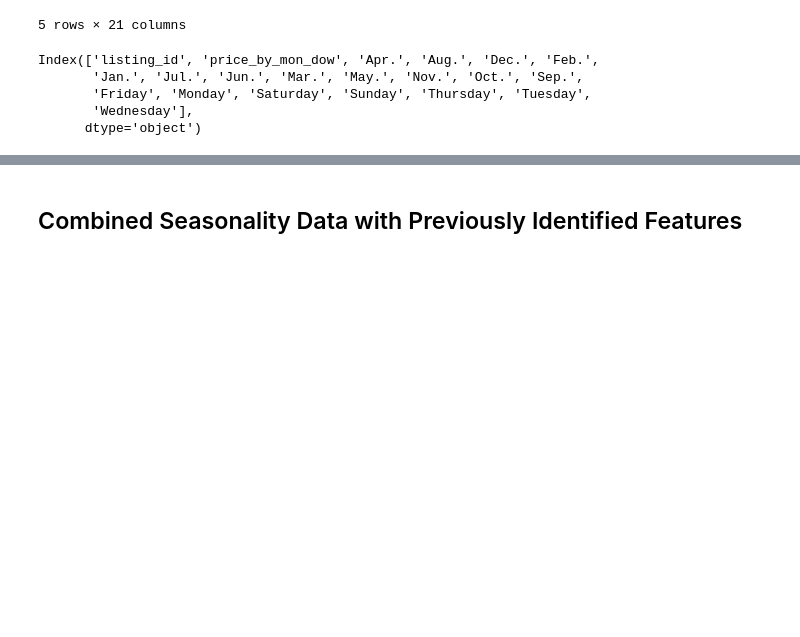
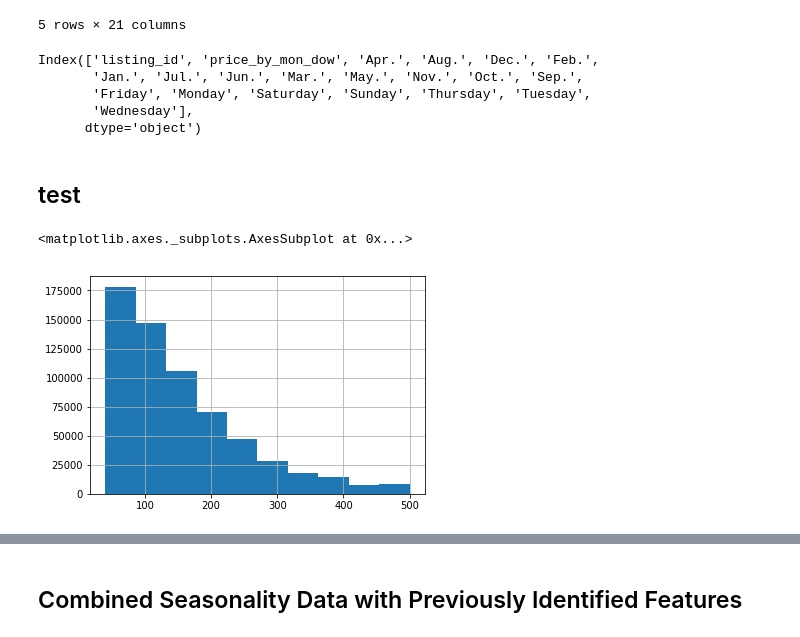
Before and after one commit to xzhou110/Airbnb, a Jupyter notebook: 02. airbnb_price_seasonality.ipynb, the cells around one changed output, grey strips where cells are left out. Cells and saved outputs as stored; diff of their text form; code cells hidden in the pictures; blank space fills up the shorter version.

```diff
--- a/02. airbnb_price_seasonality.ipynb
+++ b/02. airbnb_price_seasonality.ipynb
@@ -330,3 +330,10 @@ Index(['listing_id', 'price_by_mon_dow', 'Apr.', 'Aug.', 'Dec.', 'Feb.',
        'Friday', 'Monday', 'Saturday', 'Sunday', 'Thursday', 'Tuesday',
        'Wednesday'],
       dtype='object')
+# %% [markdown]
+## test
+# %%
+df_pricing_final.price_by_mon_dow.hist()
+# %% [output]
+<matplotlib.axes._subplots.AxesSubplot at 0x...>
+[figure, added]
```
Also changed, not shown: parts of 19 cells of this notebook, 1 other file.
